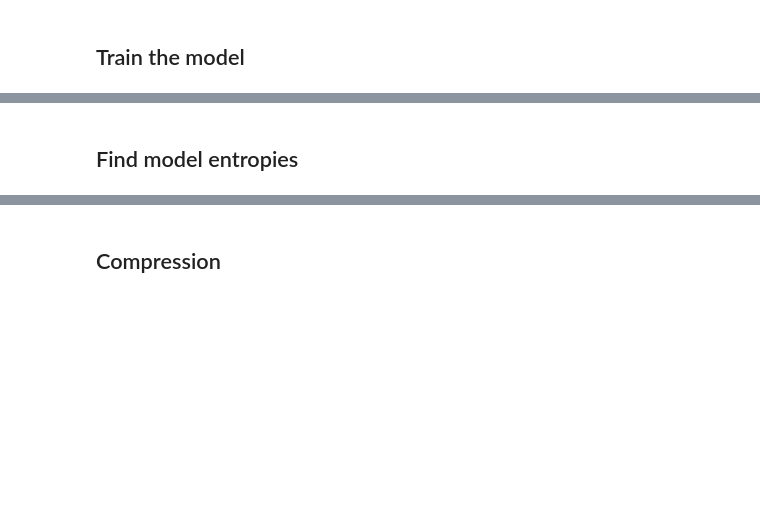
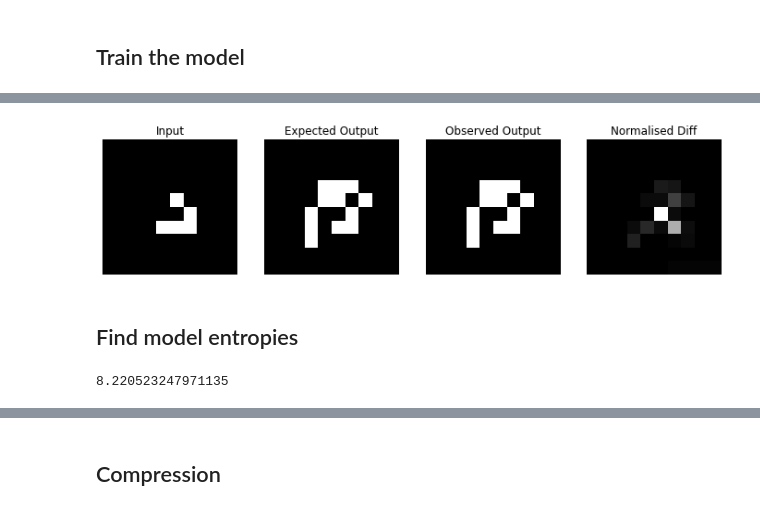
Before and after one commit to luknw/convoca, a Jupyter notebook: paper_replication.ipynb, the cells around one changed output, grey strips where cells are left out. Drawn from its saved outputs; the diff is of its cells as text; code cells hidden in the pictures; blank space fills up the shorter version.

```diff
--- a/paper_replication.ipynb
+++ b/paper_replication.ipynb
@@ -128,7 +158,7 @@ def learn_CA(ca, model):
 ## Train the model
 # %%
 ca = list(sample_CAs(seed=0))[250]
-learn_CA(ca, model)
+losses = learn_CA(ca, model, optimizer, training_epochs)
 # %%
 plt.figure(figsize=(10, 5))
 plt.plot(losses)
@@ -136,6 +168,4 @@ plt.loglog()
 # %%
-from ca_funcs import make_glider
-
 # x = np.random.choice([0, 1], size=100)
 x = make_glider(10)
 X_test = torch.from_numpy(x.reshape(1, 10, 10)).float()
@@ -174,4 +204,7 @@ plt.title("Observed Output")
 plt.subplot(144)
 plt.imshow((Y_pred[0] - Y_test[0]) ** 2)
 plt.axis('off')
-plt.title("Diff")
+plt.title("Normalised Diff")
+
+print('max loss:', ((Y_pred[0] - Y_test[0]) ** 2).max())
+# %% [output]
@@ -177,0 +212 @@ plt.title("Diff")
+[figure, added]
@@ -202,4 +239,6 @@ def calculate_entropies(model):
 # %%
 ca_entropy(ca)
+# %% [output]
+8.220523247971135
 # %%
 calculate_entropies(model)
```
Also changed, not shown: parts of 19 cells of this notebook.
